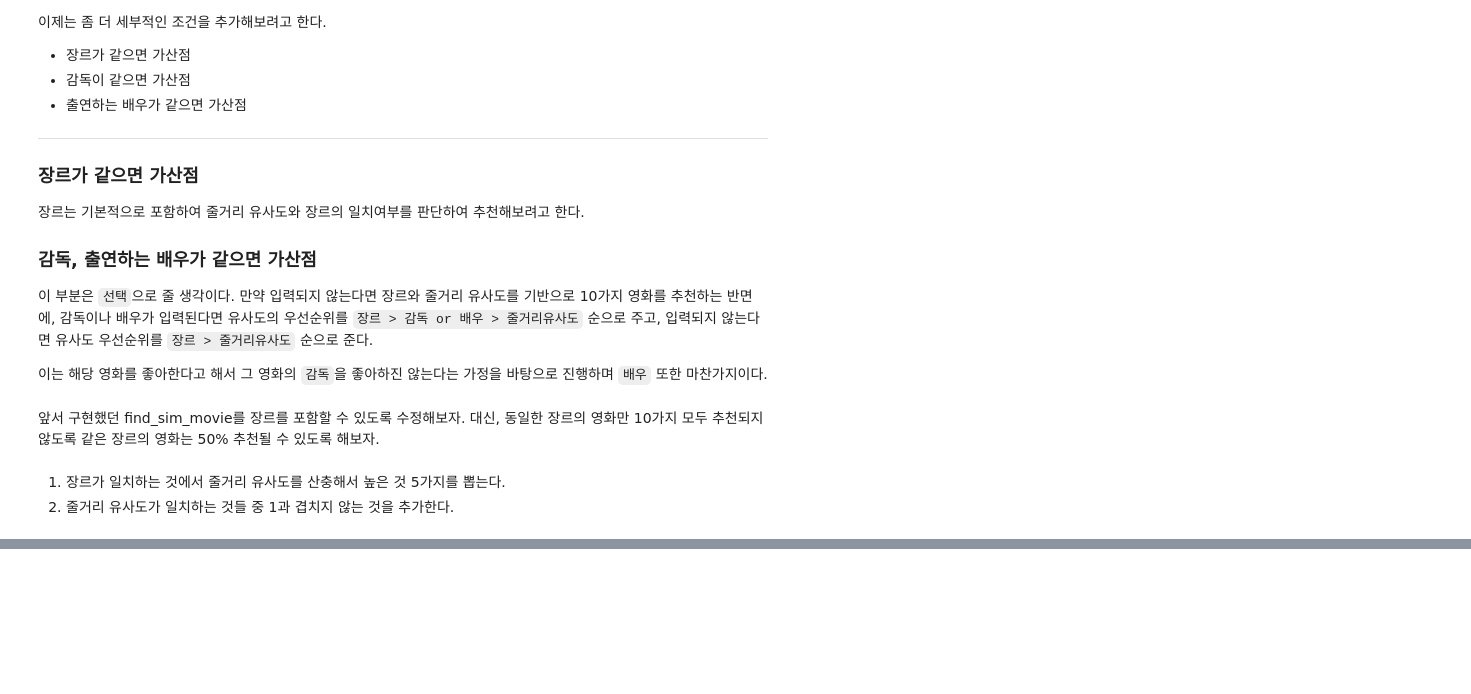
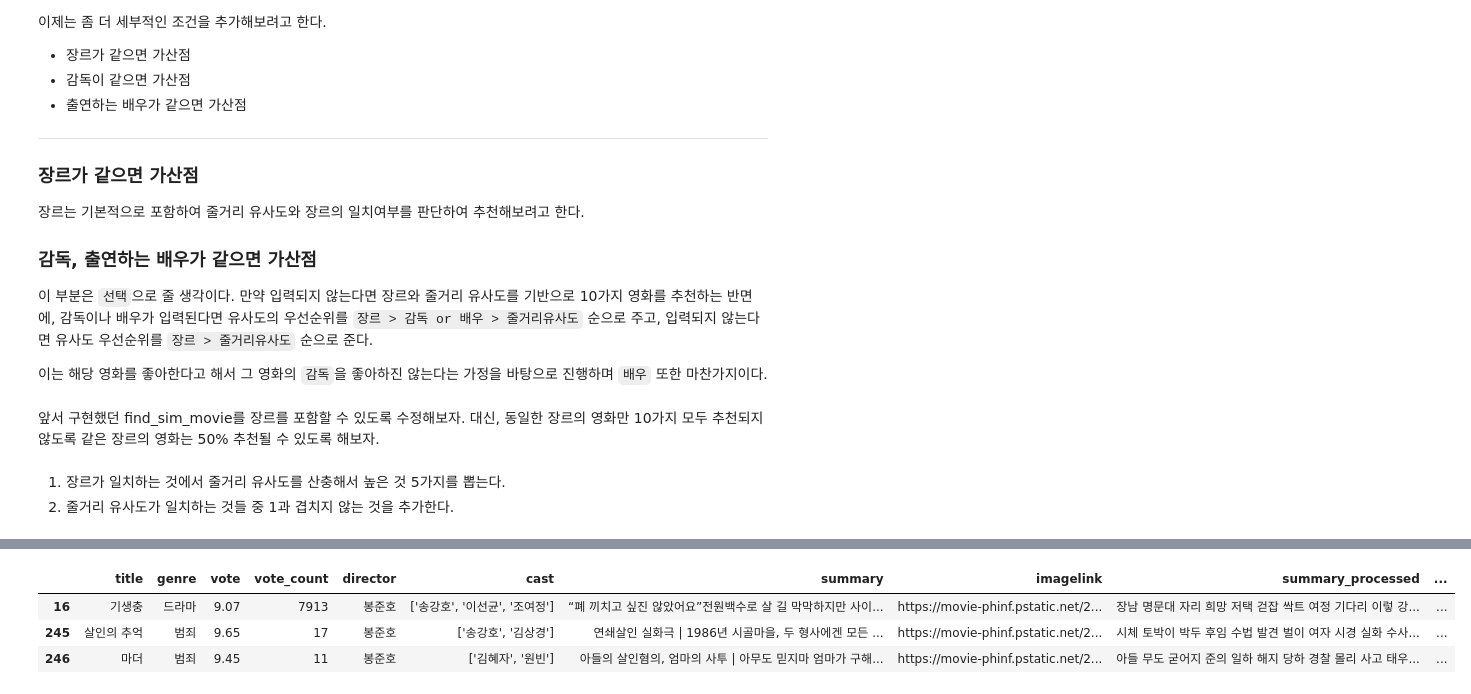
Before and after one commit to seovalue/paper-study, a Jupyter notebook: Project/code/Recommendation.ipynb, the cells around one changed output, grey strips where cells are left out. Saved outputs shown, nothing was run; the diff lists cells and outputs as text; code cells hidden in the pictures; blank space fills up the shorter version.

```diff
--- a/Project/code/Recommendation.ipynb
+++ b/Project/code/Recommendation.ipynb
@@ -412,0 +435,12 @@ similar_movies[['title','vote','weighted_vote','genre','summary_processed']]
+# %%
+# 감독, 배우가 일치하는 것들에 대한 dataframe을 뽑기
+director_name = '봉준호'
+
+# 감독이 일치하는 데이터프레임
+director = movie[movie['director'] == director_name]
+director.head()
+# %% [output]
+|  | title | genre | vote | vote_count | director | cast | summary | imagelink | summary_processed | ... |
+| 16 | 기생충 | 드라마 | 9.07 | 7913 | 봉준호 | ['송강호', '이선균', '조여정'] | “폐 끼치고 싶진 않았어요”전원백수로 살 길 막막하지만 사이... | https://movie-phinf.pstatic.net/2... | 장남 명문대 자리 희망 저택 걷잡 싹트 여정 기다리 이렇 강... | ... |
+| 245 | 살인의 추억 | 범죄 | 9.65 | 17 | 봉준호 | ['송강호', '김상경'] | 연쇄살인 실화극 | 1986년 시골마을, 두 형사에겐 모든 ... | https://movie-phinf.pstatic.net/2... | 시체 토박이 박두 후임 수법 발견 벌이 여자 시경 실화 수사... | ... |
+| 246 | 마더 | 범죄 | 9.45 | 11 | 봉준호 | ['김혜자', '원빈'] | 아들의 살인혐의, 엄마의 사투 | 아무도 믿지마 엄마가 구해... | https://movie-phinf.pstatic.net/2... | 아들 무도 굳어지 준의 일하 해지 당하 경찰 몰리 사고 태우... | ... |
```
Also changed, not shown: parts of 18 cells of this notebook.
